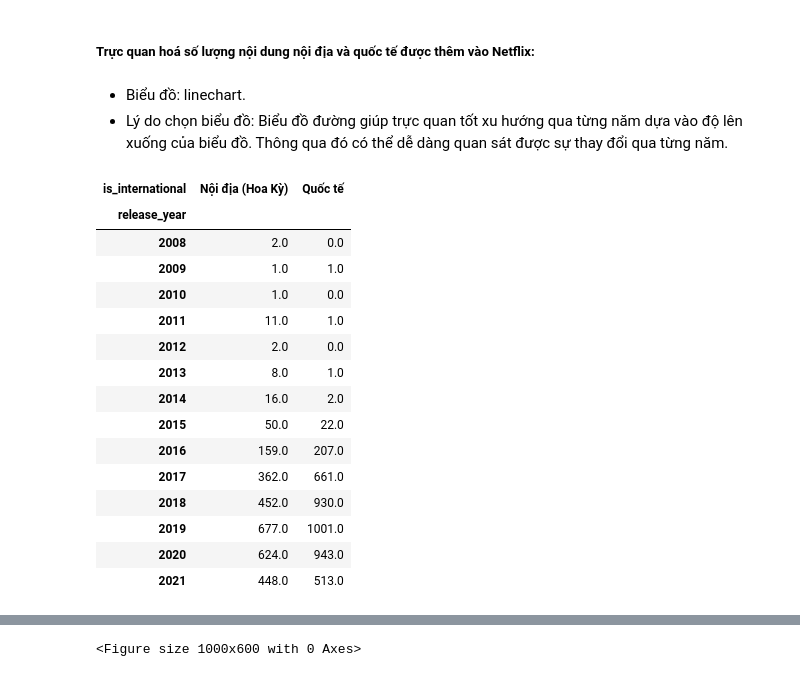
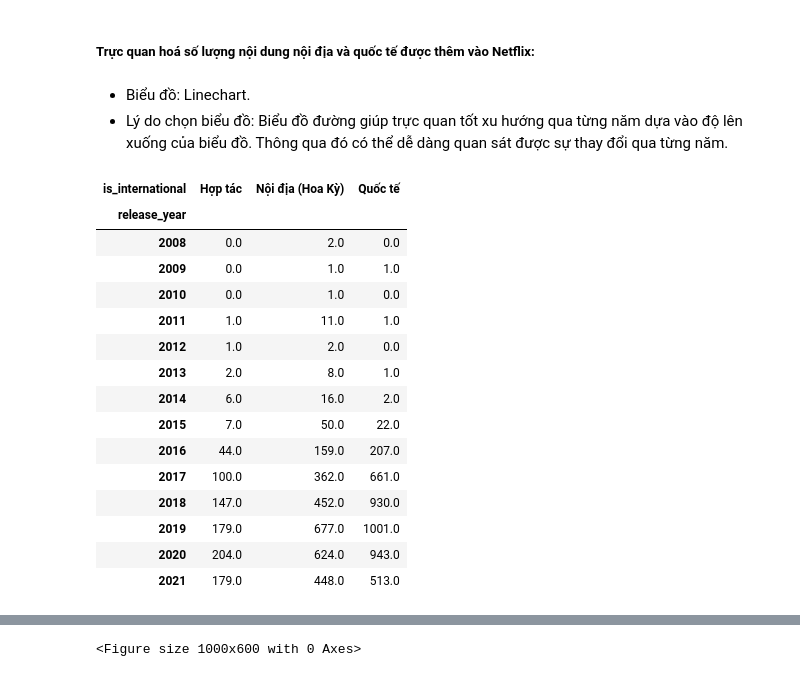
Before and after one commit to kNhung/PDS_FinalProject, a Jupyter notebook: data_questions/kngan_question2.ipynb, the cells around one changed output, grey strips where cells are left out. Drawn from its saved outputs; the diff is of its cells as text; code cells hidden in the pictures.

```diff
--- a/data_questions/kngan_question2.ipynb
+++ b/data_questions/kngan_question2.ipynb
@@ -154,26 +157,26 @@ Số lượng các bộ phim/chương trình truyền hình không có quốc gi
 # %% [markdown]
 ##### **Trực quan hoá số lượng nội dung nội địa và quốc tế được thêm vào Netflix:**
 # %% [markdown]
-- Biểu đồ: linechart.
+- Biểu đồ: Linechart.
 - Lý do chọn biểu đồ: Biểu đồ đường giúp trực quan tốt xu hướng qua từng năm dựa vào độ lên xuống của biểu đồ. Thông qua đó có thể dễ dàng quan sát được sự thay đổi qua từng năm.
-# %%
-# Thực hiện xoá trong dataframe thống kê số lượng
-domestic_or_international = content_distribution_by_year.drop(['Không xác định','Hợp tác'], axis = 1)
-domestic_or_international
-# %% [output]
-| is_international | Nội địa (Hoa Kỳ) | Quốc tế |
-| release_year |  |  |
-| 2008 | 2.0 | 0.0 |
-| 2009 | 1.0 | 1.0 |
-| 2010 | 1.0 | 0.0 |
-| 2011 | 11.0 | 1.0 |
-| 2012 | 2.0 | 0.0 |
-| 2013 | 8.0 | 1.0 |
-| 2014 | 16.0 | 2.0 |
-| 2015 | 50.0 | 22.0 |
-| 2016 | 159.0 | 207.0 |
-| 2017 | 362.0 | 661.0 |
-| 2018 | 452.0 | 930.0 |
-| 2019 | 677.0 | 1001.0 |
-| 2020 | 624.0 | 943.0 |
-| 2021 | 448.0 | 513.0 |
+# %%
+# Do không xét các bộ phim không có quốc gia xác định, nên thực hiện xoá
+content_distribution_by_year = content_distribution_by_year.drop('Không xác định',axis = 1)
+content_distribution_by_year
+# %% [output]
+| is_international | Hợp tác | Nội địa (Hoa Kỳ) | Quốc tế |
+| release_year |  |  |  |
+| 2008 | 0.0 | 2.0 | 0.0 |
+| 2009 | 0.0 | 1.0 | 1.0 |
+| 2010 | 0.0 | 1.0 | 0.0 |
+| 2011 | 1.0 | 11.0 | 1.0 |
+| 2012 | 1.0 | 2.0 | 0.0 |
+| 2013 | 2.0 | 8.0 | 1.0 |
+| 2014 | 6.0 | 16.0 | 2.0 |
+| 2015 | 7.0 | 50.0 | 22.0 |
+| 2016 | 44.0 | 159.0 | 207.0 |
+| 2017 | 100.0 | 362.0 | 661.0 |
+| 2018 | 147.0 | 452.0 | 930.0 |
+| 2019 | 179.0 | 677.0 | 1001.0 |
+| 2020 | 204.0 | 624.0 | 943.0 |
+| 2021 | 179.0 | 448.0 | 513.0 |
```
Also changed, not shown: parts of 22 cells of this notebook.
